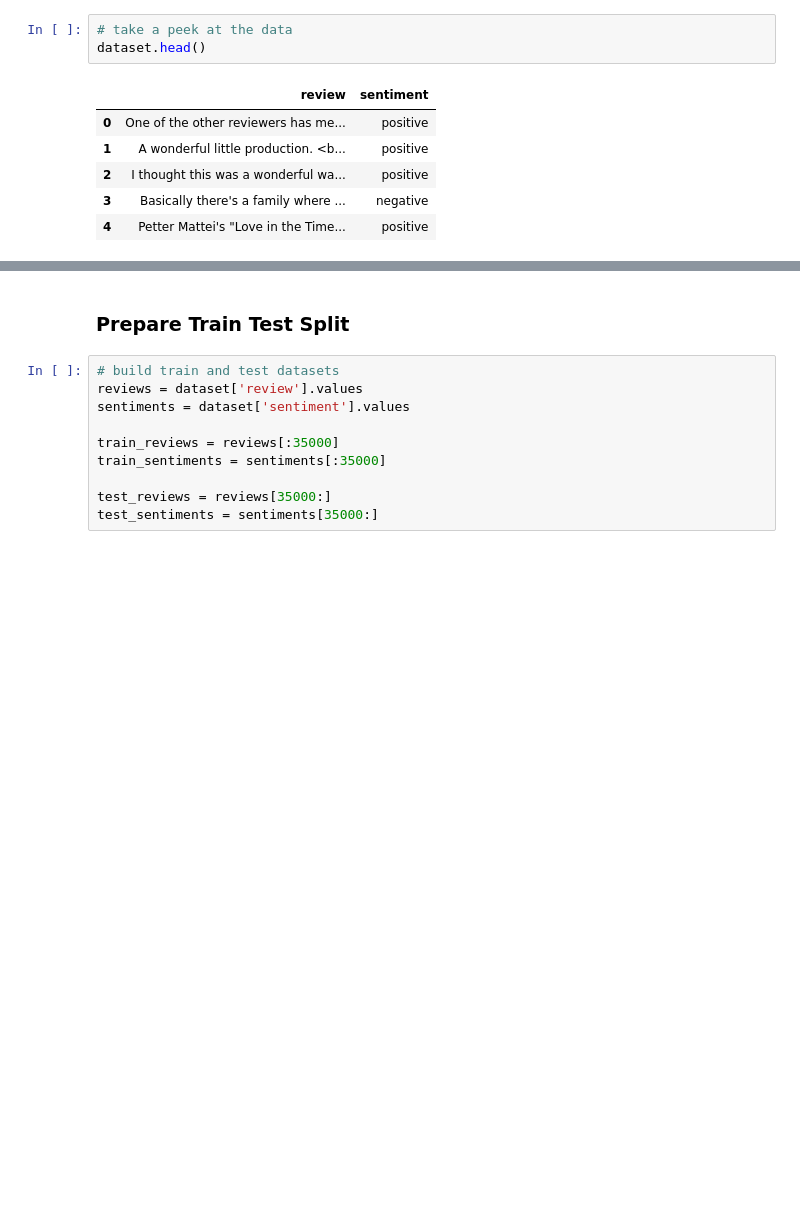
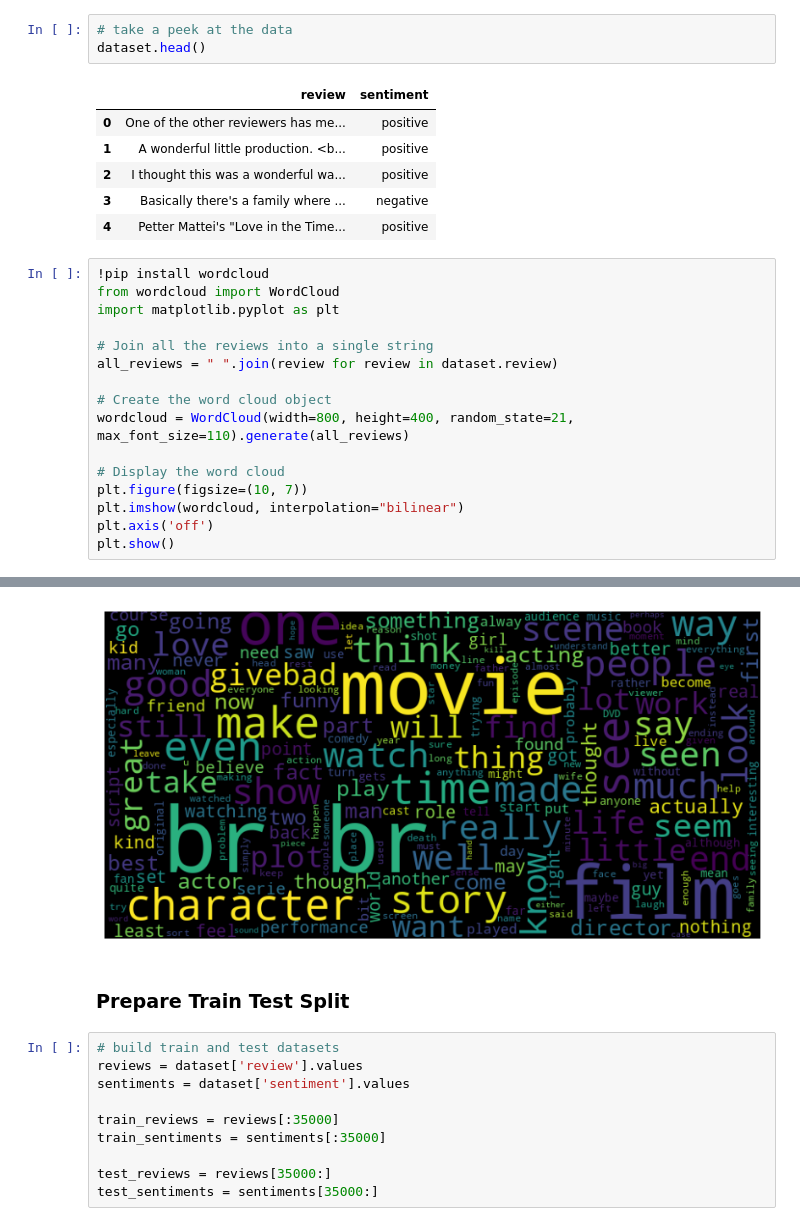
Before and after one commit to Instyrah/CNN, a Jupyter notebook: Module05 - NLP Applications/Project07B - Text Classification Deep Learning CNN Models.ipynb, the cells around one changed output, grey strips where cells are left out. Cells and saved outputs as stored; diff of their text form; blank space fills up the shorter version.

```diff
--- a/Module05 - NLP Applications/Project07B - Text Classification Deep Learning CNN Models.ipynb
+++ b/Module05 - NLP Applications/Project07B - Text Classification Deep Learning CNN Models.ipynb
@@ -80,3 +80,20 @@ dataset.head()
 | 2 | I thought this was a wonderful wa... | positive |
 | 3 | Basically there's a family where ... | negative |
 | 4 | Petter Mattei's "Love in the Time... | positive |
+# %%
+!pip install wordcloud
+from wordcloud import WordCloud
+import matplotlib.pyplot as plt
+
+# Join all the reviews into a single string
+all_reviews = " ".join(review for review in dataset.review)
+
+# Create the word cloud object
+wordcloud = WordCloud(width=800, height=400, random_state=21, max_font_size=110).generate(all_reviews)
+
+# Display the word cloud
+plt.figure(figsize=(10, 7))
+plt.imshow(wordcloud, interpolation="bilinear")
+plt.axis('off')
+plt.show()
+# %% [output]
@@ -83,3 +112,4 @@ dataset.head()
+[figure, added]
 # %% [markdown]
 ### Prepare Train Test Split
 # %%
```
Also changed, not shown: parts of 1 cell of this notebook.
